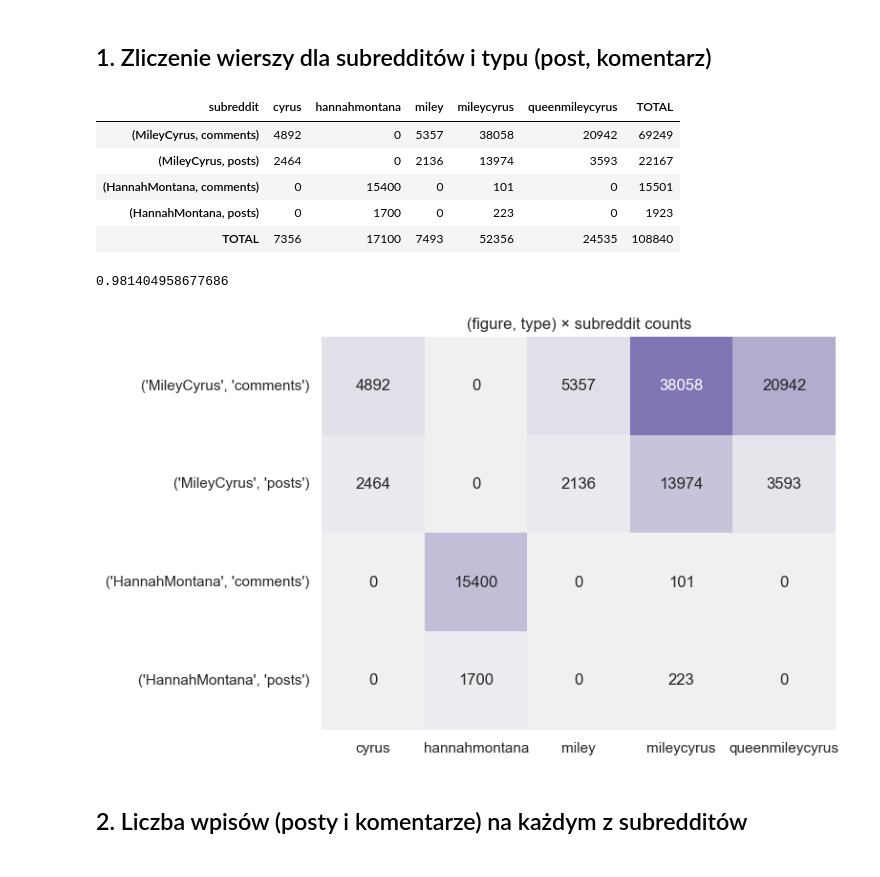
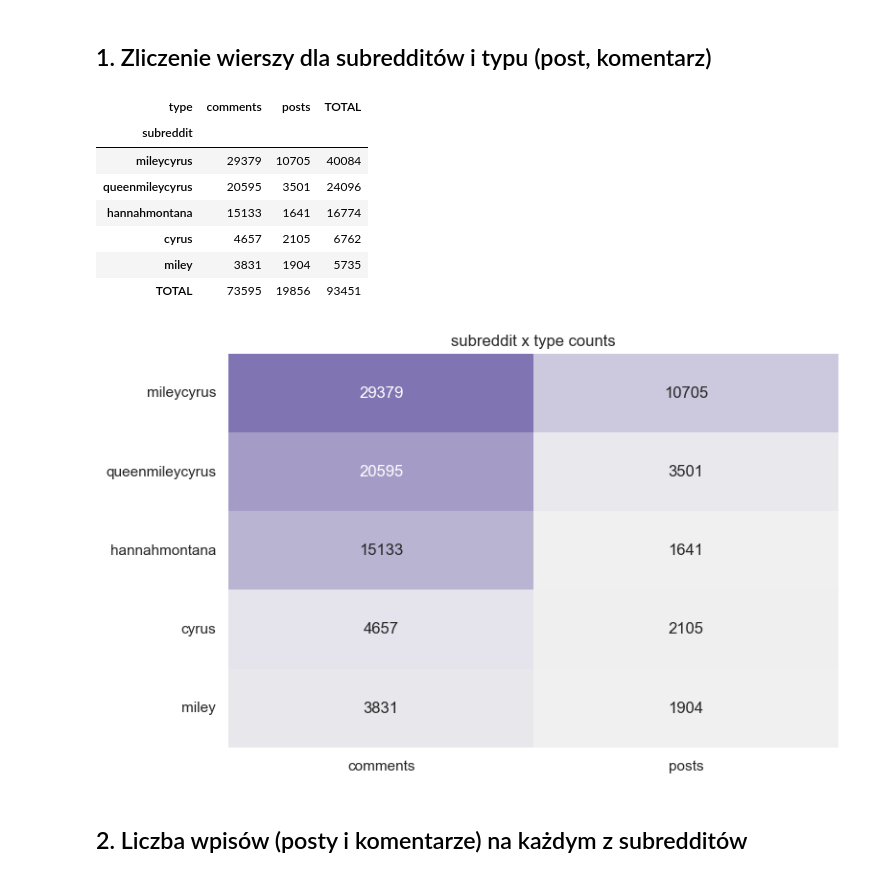
Before and after one commit to iga-bochniak/Spolecznosc-muzyczna-Reddit, a Jupyter notebook: EDA.ipynb, the cells around one changed output. Cells and saved outputs as stored; diff of their text form; code cells hidden in the pictures.

Commit message:
Poprawa total dla unikalnych autorów, usunięcie postaci z EDA

```diff
--- a/EDA.ipynb
+++ b/EDA.ipynb
@@ -144,8 +145,8 @@ dtype: int64
 ## 1. Zliczenie wierszy dla subredditów i typu (post, komentarz)
 # %%
 subreddit_type_count = data.pivot_table(
-    index=["figure", "type"],
-    columns="subreddit",
+    index="subreddit",
+    columns="type",
     values="id",
     aggfunc="count",
     fill_value=0
@@ -156,33 +157,31 @@ subreddit_type_count.loc["TOTAL"] = subreddit_type_count.sum(numeric_only=True)
 
 subreddit_type_count
 # %% [output]
-| subreddit | cyrus | hannahmontana | miley | mileycyrus | queenmileycyrus | TOTAL |
-| (MileyCyrus, comments) | 4892 | 0 | 5357 | 38058 | 20942 | 69249 |
-| (MileyCyrus, posts) | 2464 | 0 | 2136 | 13974 | 3593 | 22167 |
-| (HannahMontana, comments) | 0 | 15400 | 0 | 101 | 0 | 15501 |
-| (HannahMontana, posts) | 0 | 1700 | 0 | 223 | 0 | 1923 |
-| TOTAL | 7356 | 17100 | 7493 | 52356 | 24535 | 108840 |
+| type | comments | posts | TOTAL |
+| subreddit |  |  |  |
+| mileycyrus | 29379 | 10705 | 40084 |
+| queenmileycyrus | 20595 | 3501 | 24096 |
+| hannahmontana | 15133 | 1641 | 16774 |
+| cyrus | 4657 | 2105 | 6762 |
+| miley | 3831 | 1904 | 5735 |
+| TOTAL | 73595 | 19856 | 93451 |
-# %%
-17100/(15501+1923)
-# %% [output]
-0.981404958677686
 # %%
 plt.figure(figsize=(8, 8/1.618))
 sns.heatmap(
     subreddit_type_count.drop(index="TOTAL", columns="TOTAL"),
     annot=True,        # wartości w komórkach
     fmt="g",           # bez formatowania float
     cmap=sns.light_palette("#8074B2", as_cmap=True),
     cbar=False
 )
 
-plt.title("(figure, type) × subreddit counts")
+plt.title("subreddit x type counts")
 plt.xlabel("")
 plt.ylabel("")
 plt.tight_layout()
 plt.show()
 # %% [output]
-[figure, old version]
+[figure, new version]
 # %% [markdown]
 ## 2. Liczba wpisów (posty i komentarze) na każdym z subredditów
 # %%
```
Also changed, not shown: parts of 10 cells of this notebook.
